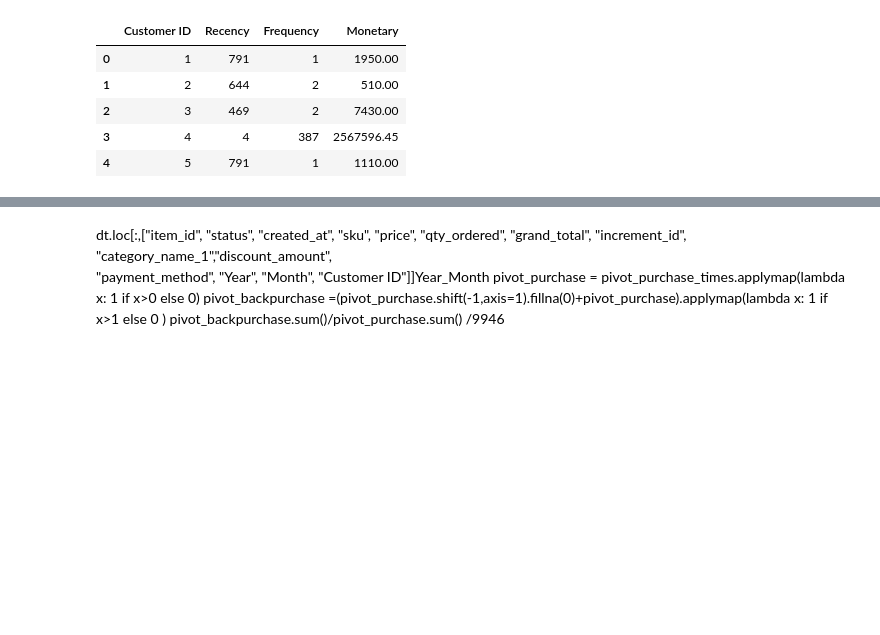
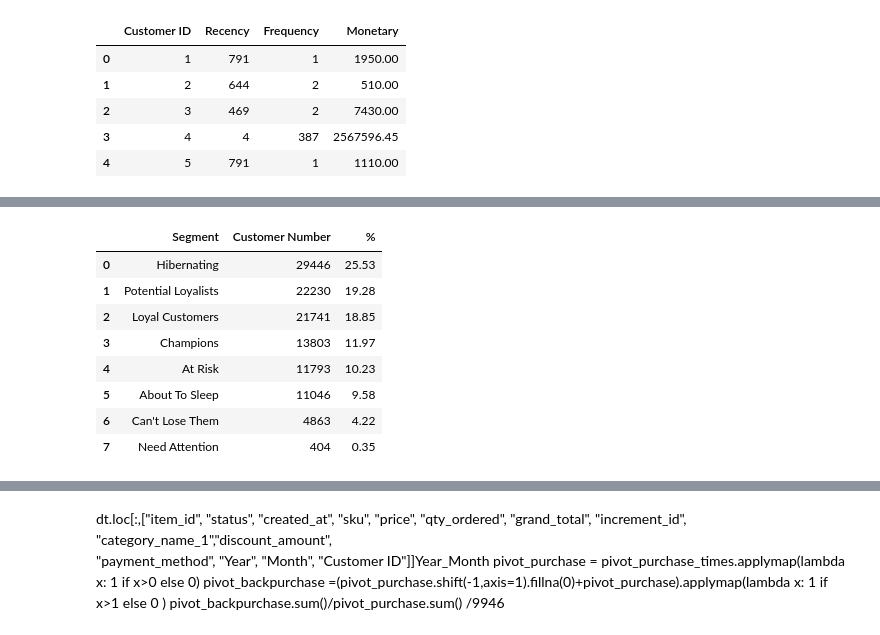
Before and after one commit to LiangYuDer/E-commerce-Analysis, a Jupyter notebook: ec_analysis.ipynb, the cells around one changed output, grey strips where cells are left out. Cells and saved outputs as stored; diff of their text form; code cells hidden in the pictures; blank space fills up the shorter version.

```diff
--- a/ec_analysis.ipynb
+++ b/ec_analysis.ipynb
@@ -346,0 +333,16 @@ rfm_dt.head()
+# %%
+#統計每個分組的顧客人數
+rfm_dt_segnum = rfm_dt.groupby("Segment").agg({"Customer ID":"count"}).sort_values("Customer ID", ascending=False).reset_index()
+rfm_dt_segnum["%"] = 100 * (rfm_dt_segnum["Customer ID"] / rfm_dt_segnum["Customer ID"].sum())
+rfm_dt_segnum.columns = ["Segment", "Customer Number","%"]
+rfm_dt_segnum
+# %% [output]
+|  | Segment | Customer Number | % |
+| 0 | Hibernating | 29446 | 25.53 |
+| 1 | Potential Loyalists | 22230 | 19.28 |
+| 2 | Loyal Customers | 21741 | 18.85 |
+| 3 | Champions | 13803 | 11.97 |
+| 4 | At Risk | 11793 | 10.23 |
+| 5 | About To Sleep | 11046 | 9.58 |
+| 6 | Can't Lose Them | 4863 | 4.22 |
+| 7 | Need Attention | 404 | 0.35 |
```
Also changed, not shown: parts of 15 cells of this notebook.
